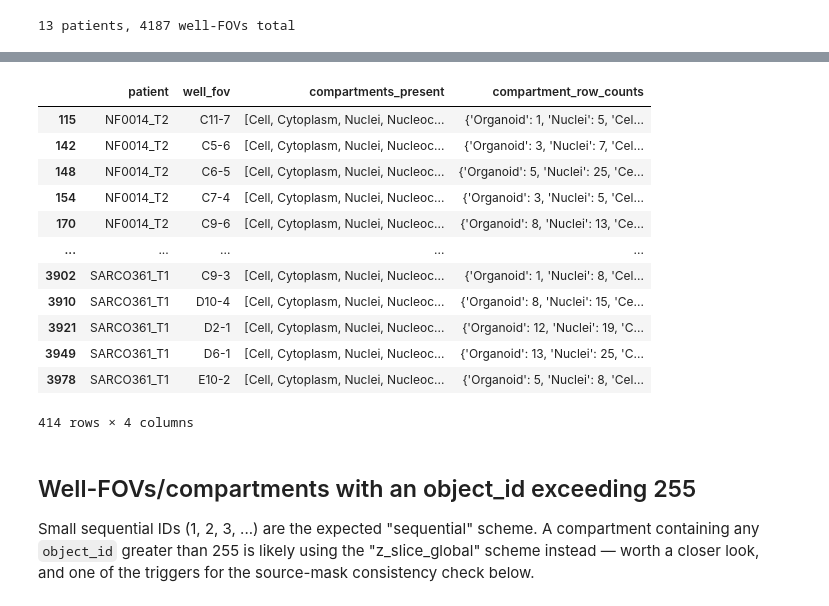
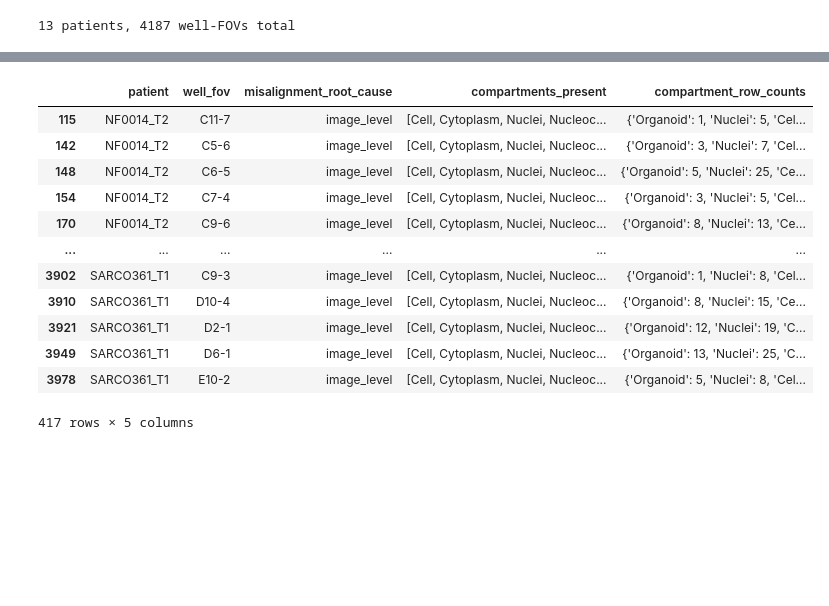
Before and after one commit to WayScience/NF1_3D_organoid_profiling_pipeline, a Jupyter notebook: 3.cellprofiling/notebooks/merge_well_fov_features_all_patients.ipynb, the cells around one changed output, grey strips where cells are left out. Drawn from its saved outputs; the diff is of its cells as text; code cells hidden in the pictures; blank space fills up the shorter version.

```diff
--- a/3.cellprofiling/notebooks/merge_well_fov_features_all_patients.ipynb
+++ b/3.cellprofiling/notebooks/merge_well_fov_features_all_patients.ipynb
@@ -730,27 +866,43 @@ per_patient_summary
-# %%
-summary_df.loc[
-    summary_df["object_ids_aligned_across_compartments"] == False,
-    ["patient", "well_fov", "compartments_present", "compartment_row_counts"],
-]
-# %% [output]
-|  | patient | well_fov | compartments_present | compartment_row_counts |
-| 115 | NF0014_T2 | C11-7 | [Cell, Cytoplasm, Nuclei, Nucleoc... | {'Organoid': 1, 'Nuclei': 5, 'Cel... |
-| 142 | NF0014_T2 | C5-6 | [Cell, Cytoplasm, Nuclei, Nucleoc... | {'Organoid': 3, 'Nuclei': 7, 'Cel... |
-| 148 | NF0014_T2 | C6-5 | [Cell, Cytoplasm, Nuclei, Nucleoc... | {'Organoid': 5, 'Nuclei': 25, 'Ce... |
-| 154 | NF0014_T2 | C7-4 | [Cell, Cytoplasm, Nuclei, Nucleoc... | {'Organoid': 3, 'Nuclei': 5, 'Cel... |
-| 170 | NF0014_T2 | C9-6 | [Cell, Cytoplasm, Nuclei, Nucleoc... | {'Organoid': 8, 'Nuclei': 13, 'Ce... |
-| ... | ... | ... | ... | ... |
-| 3902 | SARCO361_T1 | C9-3 | [Cell, Cytoplasm, Nuclei, Nucleoc... | {'Organoid': 1, 'Nuclei': 8, 'Cel... |
-| 3910 | SARCO361_T1 | D10-4 | [Cell, Cytoplasm, Nuclei, Nucleoc... | {'Organoid': 8, 'Nuclei': 15, 'Ce... |
-| 3921 | SARCO361_T1 | D2-1 | [Cell, Cytoplasm, Nuclei, Nucleoc... | {'Organoid': 12, 'Nuclei': 19, 'C... |
-| 3949 | SARCO361_T1 | D6-1 | [Cell, Cytoplasm, Nuclei, Nucleoc... | {'Organoid': 13, 'Nuclei': 25, 'C... |
-| 3978 | SARCO361_T1 | E10-2 | [Cell, Cytoplasm, Nuclei, Nucleoc... | {'Organoid': 5, 'Nuclei': 8, 'Cel... |
-414 rows × 4 columns
-# %% [markdown]
-## Well-FOVs/compartments with an object_id exceeding 255
-
-Small sequential IDs (1, 2, 3, ...) are the expected "sequential" scheme. A compartment
-containing any `object_id` greater than 255 is likely using the "z_slice_global" scheme
-instead — worth a closer look, and one of the triggers for the source-mask consistency
-check below.
+# %%
+summary_df.loc[
+    summary_df["object_ids_aligned_across_compartments"] == False,
+    [
+        "patient",
+        "well_fov",
+        "misalignment_root_cause",
+        "compartments_present",
+        "compartment_row_counts",
+    ],
+]
+
+
+# ## Root-causing the object-ID misalignment: image vs. feature extraction
+#
+# For every well-FOV flagged with `object_id_misalignment` above, the Nuclei/Cell/
+# Cytoplasm/Nucleocentric segmentation mask TIFFs implicated in that misalignment were
+# read directly and compared to **each other** (not just to their own extracted
+# features, as in the source-mask consistency check below). This distinguishes two
+# root causes that look identical from the merged feature tables alone:
+# - `image_level`: the masks themselves already disagree on object IDs — the
+#   misalignment originates upstream, in segmentation, not in this pipeline's
+#   feature extraction or merge code.
+# - `feature_extraction_level`: the masks agree with each other, but the extracted
+#   feature tables for those compartments don't — the misalignment was introduced
+#   while extracting or writing out `object_id` per compartment.
+# - `unknown_mask_missing`: at least one implicated compartment's mask file was
+#   missing on disk, so the comparison couldn't be made.
+# %% [output]
+|  | patient | well_fov | misalignment_root_cause | compartments_present | compartment_row_counts |
+| 115 | NF0014_T2 | C11-7 | image_level | [Cell, Cytoplasm, Nuclei, Nucleoc... | {'Organoid': 1, 'Nuclei': 5, 'Cel... |
+| 142 | NF0014_T2 | C5-6 | image_level | [Cell, Cytoplasm, Nuclei, Nucleoc... | {'Organoid': 3, 'Nuclei': 7, 'Cel... |
+| 148 | NF0014_T2 | C6-5 | image_level | [Cell, Cytoplasm, Nuclei, Nucleoc... | {'Organoid': 5, 'Nuclei': 25, 'Ce... |
+| 154 | NF0014_T2 | C7-4 | image_level | [Cell, Cytoplasm, Nuclei, Nucleoc... | {'Organoid': 3, 'Nuclei': 5, 'Cel... |
+| 170 | NF0014_T2 | C9-6 | image_level | [Cell, Cytoplasm, Nuclei, Nucleoc... | {'Organoid': 8, 'Nuclei': 13, 'Ce... |
+| ... | ... | ... | ... | ... | ... |
+| 3902 | SARCO361_T1 | C9-3 | image_level | [Cell, Cytoplasm, Nuclei, Nucleoc... | {'Organoid': 1, 'Nuclei': 8, 'Cel... |
+| 3910 | SARCO361_T1 | D10-4 | image_level | [Cell, Cytoplasm, Nuclei, Nucleoc... | {'Organoid': 8, 'Nuclei': 15, 'Ce... |
+| 3921 | SARCO361_T1 | D2-1 | image_level | [Cell, Cytoplasm, Nuclei, Nucleoc... | {'Organoid': 12, 'Nuclei': 19, 'C... |
+| 3949 | SARCO361_T1 | D6-1 | image_level | [Cell, Cytoplasm, Nuclei, Nucleoc... | {'Organoid': 13, 'Nuclei': 25, 'C... |
+| 3978 | SARCO361_T1 | E10-2 | image_level | [Cell, Cytoplasm, Nuclei, Nucleoc... | {'Organoid': 5, 'Nuclei': 8, 'Cel... |
+417 rows × 5 columns
 # %%
```
Also changed, not shown: parts of 31 cells of this notebook, 29 other files.
